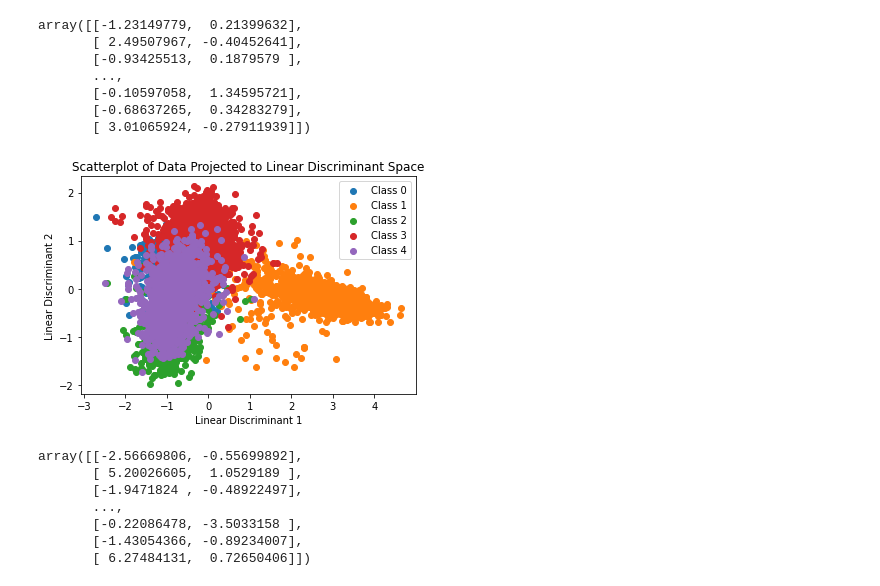
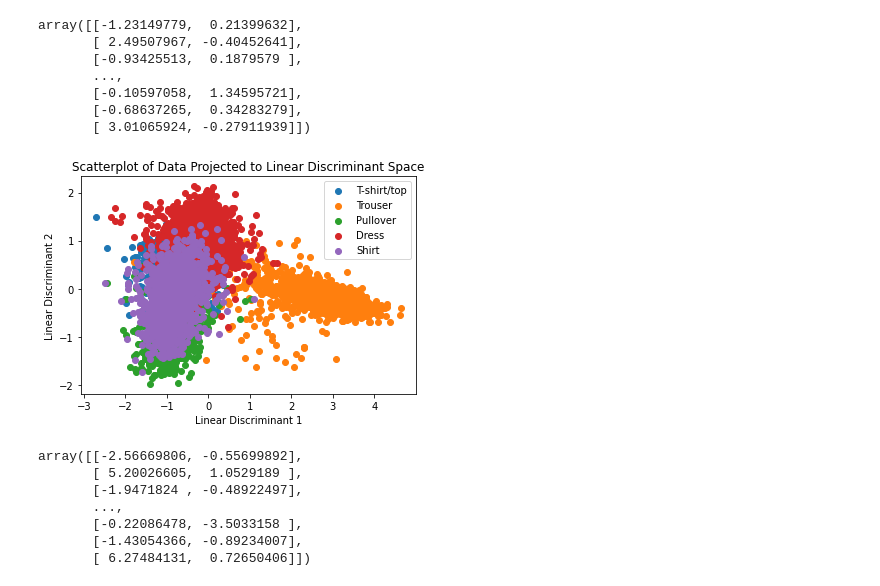
Before and after one commit to ChristianSneffeFleischer/MachineLearningExam, a Jupyter notebook: lda_tester.ipynb, the cells around one changed output. Saved outputs shown, nothing was run; the diff lists cells and outputs as text; code cells hidden in the pictures.

```diff
--- a/lda_tester.ipynb
+++ b/lda_tester.ipynb
@@ -217,19 +217,27 @@ array([[-1.23149779,  0.21399632],
        [ 3.01065924, -0.27911939]])
 # %%
 class_labels = np.unique(y_train)
+
+label_names = {
+    0: "T-shirt/top",
+    1: "Trouser",
+    2: "Pullover",
+    3: "Dress",
+    4: "Shirt"
+}
 
 # Create a scatter plot
 for idx, class_label in enumerate(class_labels):
     class_data = X_projected[y_train == class_label]
-    fig = plt.scatter(class_data[:, 0], class_data[:, 1], label=f'Class {class_label}')
+    fig = plt.scatter(class_data[:, 0], class_data[:, 1], label=label_names[class_label])
 
 plt.xlabel('Linear Discriminant 1')
 plt.ylabel('Linear Discriminant 2')
 plt.title('Scatterplot of Data Projected to Linear Discriminant Space')
 plt.legend()
 plt.show()
 # %% [output]
-[figure, old version]
+[figure, new version]
 # %%
 sklearn_MDA = LinearDiscriminantAnalysis(n_components = 2)
 sklearn_MDA.fit(X_train, y_train)
```
Also changed, not shown: 6 other files.
